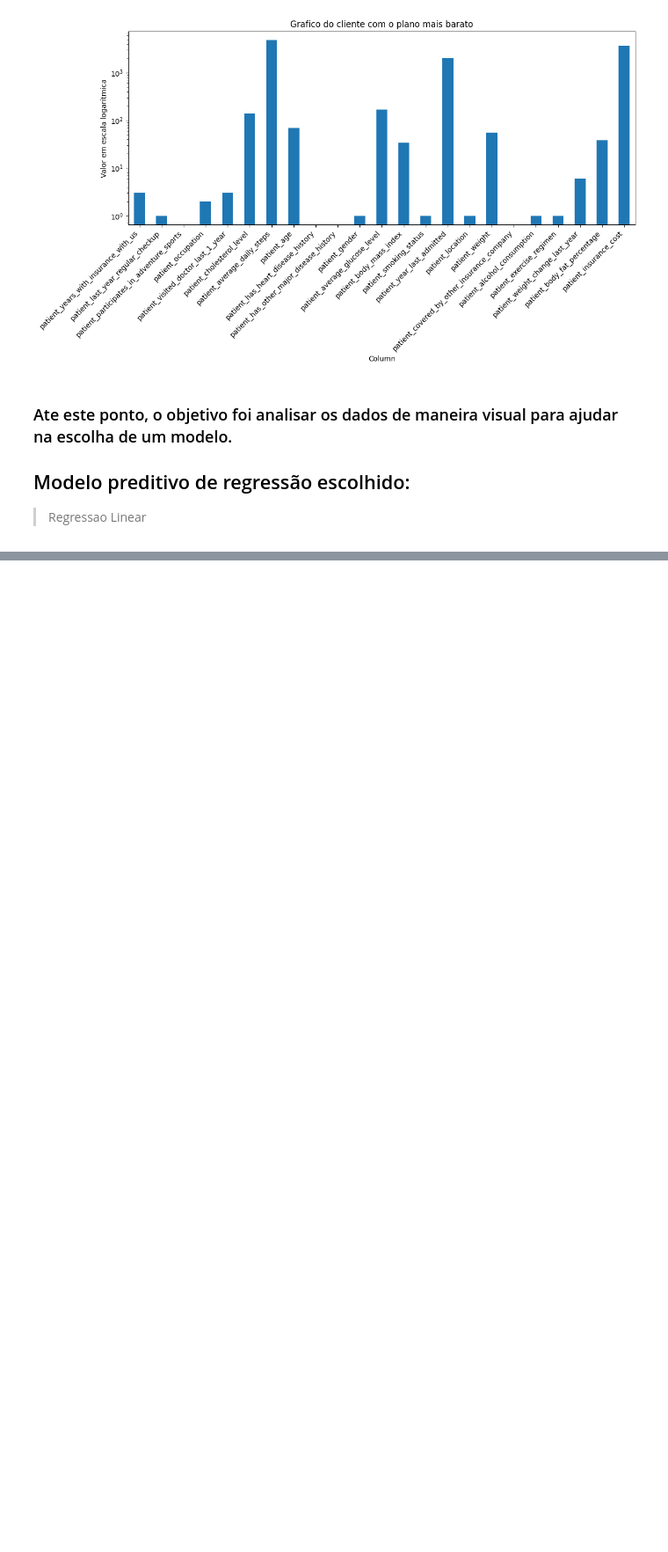
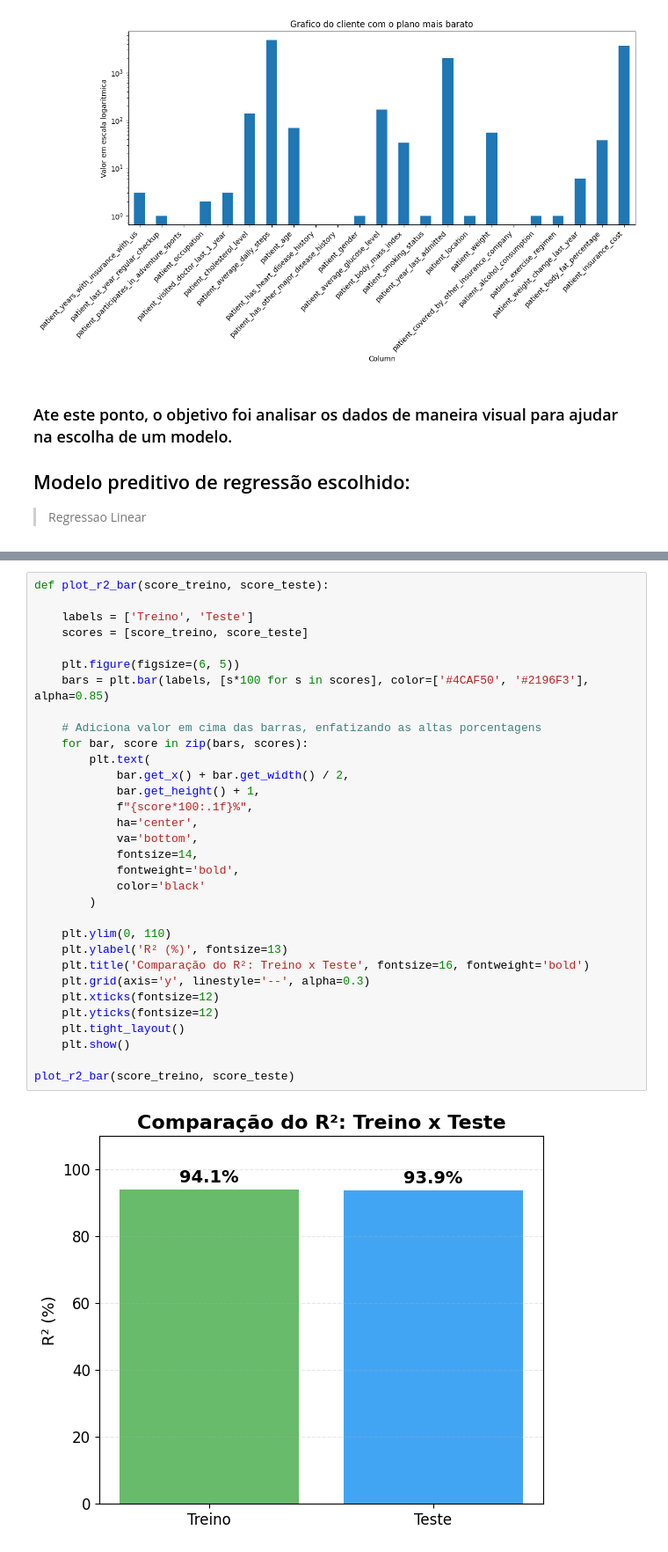
Before and after one commit to lsc-br/techchallenge-fase1, a Jupyter notebook: TechChallenge/main.ipynb, the cells around one changed output, grey strips where cells are left out. Shown at 88% size. Cells and saved outputs as stored; diff of their text form; blank space fills up the shorter version.

```diff
--- a/TechChallenge/main.ipynb
+++ b/TechChallenge/main.ipynb
@@ -339,0 +396,34 @@ Name: 390, dtype: float64
+# %%
+def plot_r2_bar(score_treino, score_teste):
+
+    labels = ['Treino', 'Teste']
+    scores = [score_treino, score_teste]
+
+    plt.figure(figsize=(6, 5))
+    bars = plt.bar(labels, [s*100 for s in scores], color=['#4CAF50', '#2196F3'], alpha=0.85)
+
+    # Adiciona valor em cima das barras, enfatizando as altas porcentagens
+    for bar, score in zip(bars, scores):
+        plt.text(
+            bar.get_x() + bar.get_width() / 2,
+            bar.get_height() + 1,
+            f"{score*100:.1f}%",
+            ha='center',
+            va='bottom',
+            fontsize=14,
+            fontweight='bold',
+            color='black'
+        )
+
+    plt.ylim(0, 110)
+    plt.ylabel('R² (%)', fontsize=13)
+    plt.title('Comparação do R²: Treino x Teste', fontsize=16, fontweight='bold')
+    plt.grid(axis='y', linestyle='--', alpha=0.3)
+    plt.xticks(fontsize=12)
+    plt.yticks(fontsize=12)
+    plt.tight_layout()
+    plt.show()
+
+plot_r2_bar(score_treino, score_teste)
+# %% [output]
+[figure, added]
```
Also changed, not shown: parts of 12 cells of this notebook.
